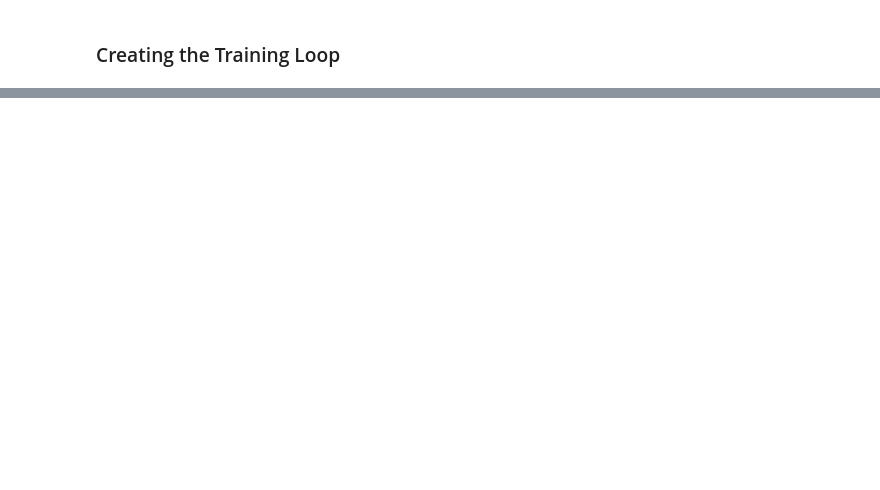
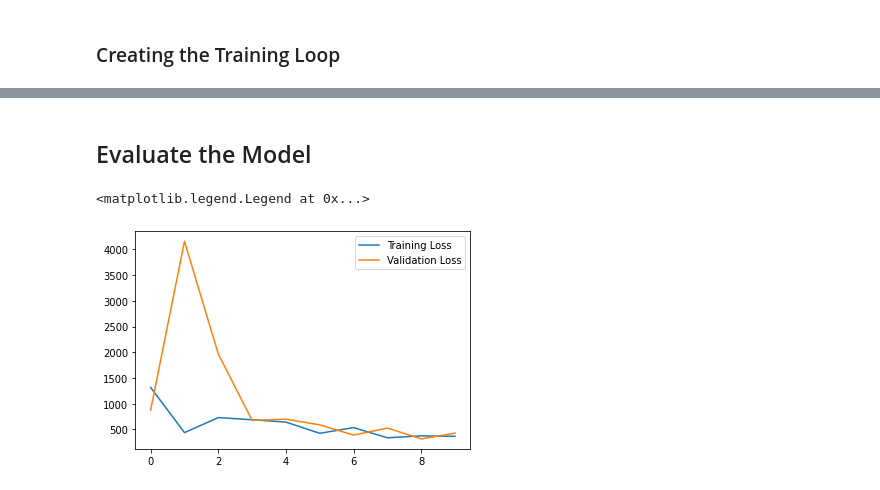
Before and after one commit to sriskid/Kaggle, a Jupyter notebook: facial-keypoints-detection/facial_keypoints_first_iteration.ipynb, the cells around one changed output, grey strips where cells are left out. Saved outputs shown, nothing was run; the diff lists cells and outputs as text; code cells hidden in the pictures; blank space fills up the shorter version.

```diff
--- a/facial-keypoints-detection/facial_keypoints_first_iteration.ipynb
+++ b/facial-keypoints-detection/facial_keypoints_first_iteration.ipynb
@@ -271,17 +300,17 @@ class FacialKeyPointsModel(nn.Module):
 # Initialize Model
 model = FacialKeyPointsModel()
 # %%
-resnet50 = torchvision.models.resnet50(num_classes = 30)
-resnet50.inplanes = 96
-resnet50.conv1 = nn.Conv2d(1, 64, kernel_size=7, stride=2, padding=3,
-                               bias=False)
-model = resnet50
+# resnet50 = torchvision.models.resnet50(num_classes = 30)
+# resnet50.inplanes = 96
+# resnet50.conv1 = nn.Conv2d(1, 64, kernel_size=7, stride=2, padding=3,
+#                                bias=False)
+# model = resnet50
 # %%
 # Loss Function
 loss_fn = nn.MSELoss()
 
 # Optimizer
-optimizer = torch.optim.Adam(params = model.parameters(), lr = 0.001)
+optimizer = torch.optim.Adam(params = model.parameters(), lr = 0.0001)
 # %% [markdown]
 ### Creating the Training Loop
 # %%
@@ -289,10 +318,15 @@ optimizer = torch.optim.Adam(params = model.parameters(), lr = 0.001)
 start_time = timer()
 
 # Number of Epochs
-epochs = 28
+epochs = 10
 
 # Setting the model to the correct device
 model = model.to(device)
+
+# Collect training and validation loss to plot
+train_losses = []
+val_losses = []
+num_epochs = []
 
 for epoch in tqdm(range(epochs)):
   print(f"Epoch: {epoch}\n---------")
@@ -300,11 +334,14 @@ for epoch in tqdm(range(epochs)):
   for batch, (X,y) in enumerate(train_dataloader):
     # Setting data to the device and flatten
     X, y = X.to(device), y.to(device)
-
     model.train()
     # Forward step
-    y_pred = model(torch.unsqueeze(X.reshape(X.shape[0], 96, 96).to(device), 1).float())
-
+    X = X.reshape(X.shape[0], 96, 96)
+    X = torch.unsqueeze(X, dim = 1)
+    # print(f"Shape of X before model is: {X.shape}")
+    # print(f"Shape of y is: {y.shape}")
+    y_pred = model(X)
+    # print(f"Shape of predicted y is: {y_pred.shape}")
     # Calculate the loss
     loss = loss_fn(y_pred, y)
     train_loss += loss
@@ -324,7 +361,7 @@ for epoch in tqdm(range(epochs)):
 
   # Calculate the train loss average
   train_loss /= len(train_dataloader)
-
+  train_losses.append(train_loss)
   # Validation
 
   # Calculate the validation loss
@@ -332,20 +369,23 @@ for epoch in tqdm(range(epochs)):
   model.eval()
   with torch.inference_mode():
     for X_val, y_val in val_dataloader:
+      X_val = X_val.reshape(X_val.shape[0], 96, 96)
+      X_val = torch.unsqueeze(X_val, dim = 1)
+
       # Setting data to the device and flatten
       X_val, y_val = X_val.to(device), y_val.to(device)
-      y_val = torch.flatten(y_val)
 
       # Forward Pass
-      val_pred = model(torch.unsqueeze(X_val.reshape(X_val.shape[0], 96, 96).to(device), 1).float()).flatten()
+      val_pred = model(X_val)
 
       # Calculate Validation Loss
       val_loss += loss_fn(val_pred, y_val)
 
     # Calculate the validation loss average
     val_loss /= len(val_dataloader)
+    val_losses.append(val_loss)
 
-
+  num_epochs.append(epoch)
   # Print
   print(f"\nTrain loss: {train_loss:.4f} | Val Loss: {val_loss:.4f}")
 
@@ -373,0 +413,2 @@ KeyboardInterrupt: ignored
+# %% [markdown]
+## Evaluate the Model
@@ -374,2 +424,10 @@ KeyboardInterrupt: ignored
+# %%
+# Plot the test and validation losses
+plt.plot(num_epochs, np.array(torch.tensor(train_losses).cpu()), label = "Training Loss")
+plt.plot(num_epochs, torch.tensor(val_losses).cpu(), label = "Validation Loss")
+plt.legend()
+# %% [output]
+<matplotlib.legend.Legend at 0x...>
+[figure, added]
 # %%
 # test = np.array(list(map(lambda x: list(map(int, x)), test.str.split(" ").tolist())))/255
```
Also changed, not shown: parts of 8 cells of this notebook.
